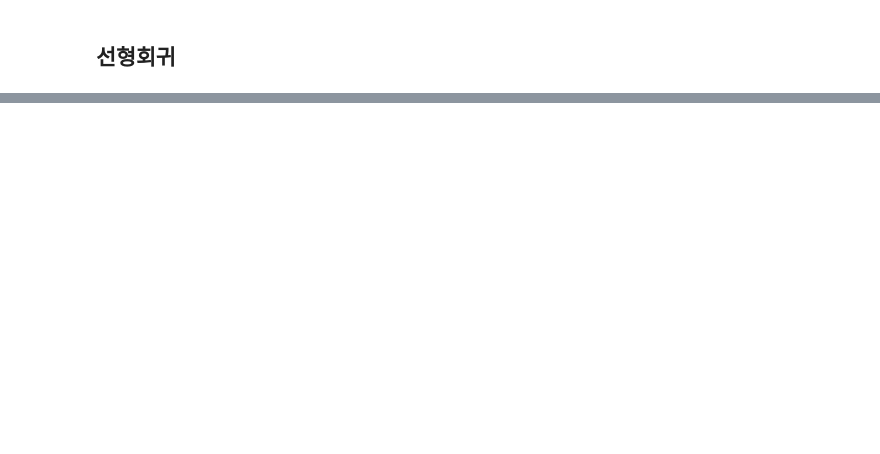
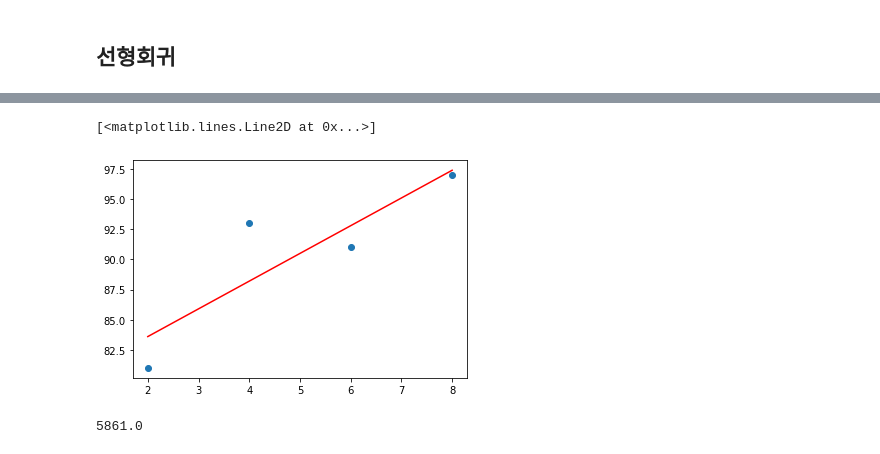
Before and after one commit to Banghyungjin/deep_learning, a Jupyter notebook: DeepLearning 101.ipynb, the cells around one changed output, grey strips where cells are left out. Drawn from its saved outputs; the diff is of its cells as text; code cells hidden in the pictures; blank space fills up the shorter version.

```diff
--- a/DeepLearning 101.ipynb
+++ b/DeepLearning 101.ipynb
@@ -105,0 +136,39 @@ for i in x:
+# %%
+from matplotlib import pyplot as plt
+predict = []
+for i in x:
+    pred_y = a * i + b
+    predict.append(pred_y)
+
+plt.scatter(x, y, label = 'real')
+plt.plot(x, predict, c = 'r', label = 'reg')
+# %% [output]
+[<matplotlib.lines.Line2D at 0x...>]
+[figure, added]
+# %%
+import numpy as np
+
+fake_a_b = [2, 4, 3, 79]
+data = [[2,81],[4,93],[6,91],[8,97]]
+x = [i[0] for i in data]
+y = [i[1] for i in data]
+
+def predict(x):
+    return fake_a_b[0]*x + fake_a_b[1]
+
+
+def mse(y, y_hat):
+    return ((y-y_hat)**2).mean()
+
+
+def mse_val(y, predict_result):
+    return mse(np.array(y), np.array(predict_result))
+
+predict_result = []
+
+for i in range(len(x)):
+    predict_result.append(predict(x[i]))
+
+print(mse_val(y, predict_result))
+# %% [output]
+5861.0
```
Also changed, not shown: parts of 11 cells of this notebook.
